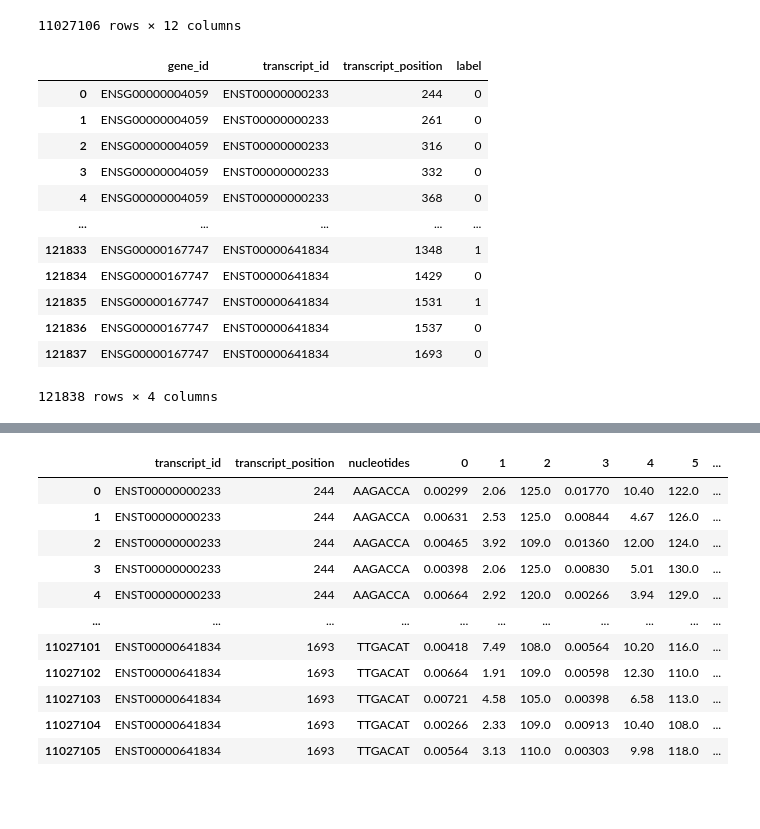
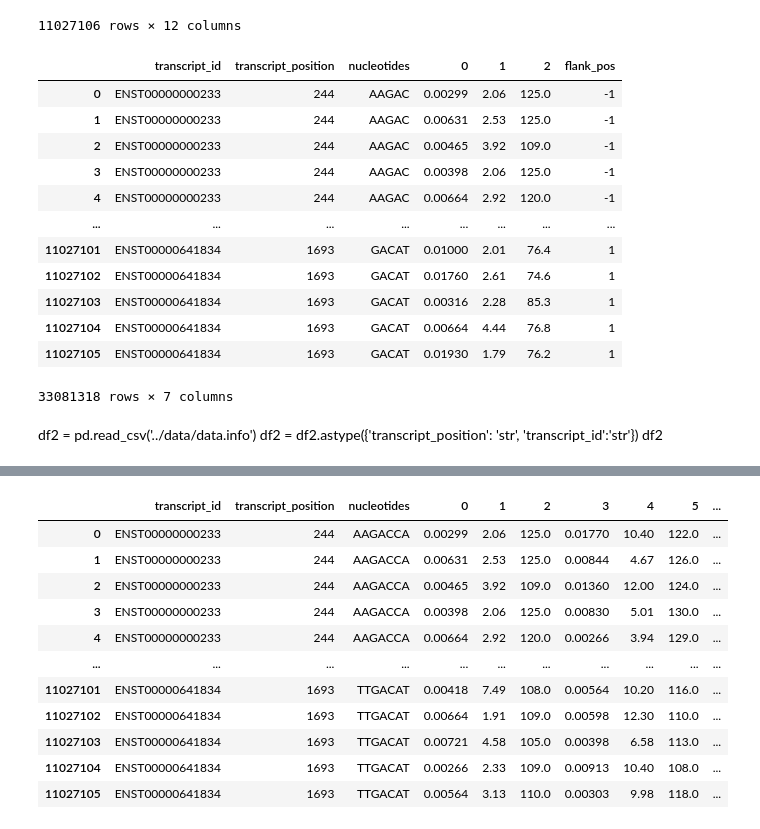
Before and after one commit to HaotingS/dsa4262_project, a Jupyter notebook: notebooks/test_model1.ipynb, the cells around one changed output, grey strips where cells are left out. Drawn from its saved outputs; the diff is of its cells as text; code cells hidden in the pictures; blank space fills up the shorter version.

```diff
--- a/notebooks/test_model1.ipynb
+++ b/notebooks/test_model1.ipynb
@@ -43,6 +43,40 @@ df
 | 11027104 | ENST00000641834 | 1693 | TTGACAT | 0.00266 | 2.33 | 109.0 | 0.00913 | 10.40 | 108.0 | ... |
 | 11027105 | ENST00000641834 | 1693 | TTGACAT | 0.00564 | 3.13 | 110.0 | 0.00303 | 9.98 | 118.0 | ... |
 11027106 rows × 12 columns
+# %%
+df['n0'] = df['nucleotides'].str[:-2]
+df['n1'] = df['nucleotides'].str[1:-1]
+df['n2'] = df['nucleotides'].str[2:]
+# %%
+df_n0 = df[['transcript_id', 'transcript_position', 'n0', 0, 1, 2]].copy()
+df_n1 = df[['transcript_id', 'transcript_position', 'n1', 3, 4, 5]].copy()
+df_n2 = df[['transcript_id', 'transcript_position', 'n2', 6, 7, 8]].copy()
+
+df_n0.rename(columns={'n0': 'nucleotides'}, inplace = True)
+df_n1.rename(columns={'n1': 'nucleotides', 3:0, 4:1, 5:2 }, inplace = True)
+df_n2.rename(columns={'n2': 'nucleotides', 6:0, 7:1, 8:2 }, inplace = True)
+
+df_n0['flank_pos'] = -1
+df_n1['flank_pos'] = 0
+df_n2['flank_pos'] = 1
+
+
+df = pd.concat([df_n0, df_n1, df_n2], axis=0)
+df
+# %% [output]
+|  | transcript_id | transcript_position | nucleotides | 0 | 1 | 2 | flank_pos |
+| 0 | ENST00000000233 | 244 | AAGAC | 0.00299 | 2.06 | 125.0 | -1 |
+| 1 | ENST00000000233 | 244 | AAGAC | 0.00631 | 2.53 | 125.0 | -1 |
+| 2 | ENST00000000233 | 244 | AAGAC | 0.00465 | 3.92 | 109.0 | -1 |
+| 3 | ENST00000000233 | 244 | AAGAC | 0.00398 | 2.06 | 125.0 | -1 |
+| 4 | ENST00000000233 | 244 | AAGAC | 0.00664 | 2.92 | 120.0 | -1 |
+| ... | ... | ... | ... | ... | ... | ... | ... |
+| 11027101 | ENST00000641834 | 1693 | GACAT | 0.01000 | 2.01 | 76.4 | 1 |
+| 11027102 | ENST00000641834 | 1693 | GACAT | 0.01760 | 2.61 | 74.6 | 1 |
+| 11027103 | ENST00000641834 | 1693 | GACAT | 0.00316 | 2.28 | 85.3 | 1 |
+| 11027104 | ENST00000641834 | 1693 | GACAT | 0.00664 | 4.44 | 76.8 | 1 |
+| 11027105 | ENST00000641834 | 1693 | GACAT | 0.01930 | 1.79 | 76.2 | 1 |
+33081318 rows × 7 columns
 # %%
 # # no agg
 # temp1 = df.copy()
@@ -52,24 +86,10 @@ df
 temp1 = df.groupby(by = ['transcript_id', 'transcript_position', 'nucleotides']).mean()
 temp1.reset_index(inplace = True)
 temp1 = temp1.astype({'transcript_id':'str','transcript_position': 'str'})
-# %%
-df2 = pd.read_csv('../data/data.info')
-df2 = df2.astype({'transcript_position': 'str', 'transcript_id':'str'})
-df2
-# %% [output]
-|  | gene_id | transcript_id | transcript_position | label |
-| 0 | ENSG00000004059 | ENST00000000233 | 244 | 0 |
-| 1 | ENSG00000004059 | ENST00000000233 | 261 | 0 |
-| 2 | ENSG00000004059 | ENST00000000233 | 316 | 0 |
-| 3 | ENSG00000004059 | ENST00000000233 | 332 | 0 |
-| 4 | ENSG00000004059 | ENST00000000233 | 368 | 0 |
-| ... | ... | ... | ... | ... |
-| 121833 | ENSG00000167747 | ENST00000641834 | 1348 | 1 |
-| 121834 | ENSG00000167747 | ENST00000641834 | 1429 | 0 |
-| 121835 | ENSG00000167747 | ENST00000641834 | 1531 | 1 |
-| 121836 | ENSG00000167747 | ENST00000641834 | 1537 | 0 |
-| 121837 | ENSG00000167747 | ENST00000641834 | 1693 | 0 |
-121838 rows × 4 columns
+# %% [markdown]
+df2 = pd.read_csv('../data/data.info')
+df2 = df2.astype({'transcript_position': 'str', 'transcript_id':'str'})
+df2
 # %%
 # check if it exist
 # df2.loc[df2['transcript_id'] == 'ENST00000000233']
```
